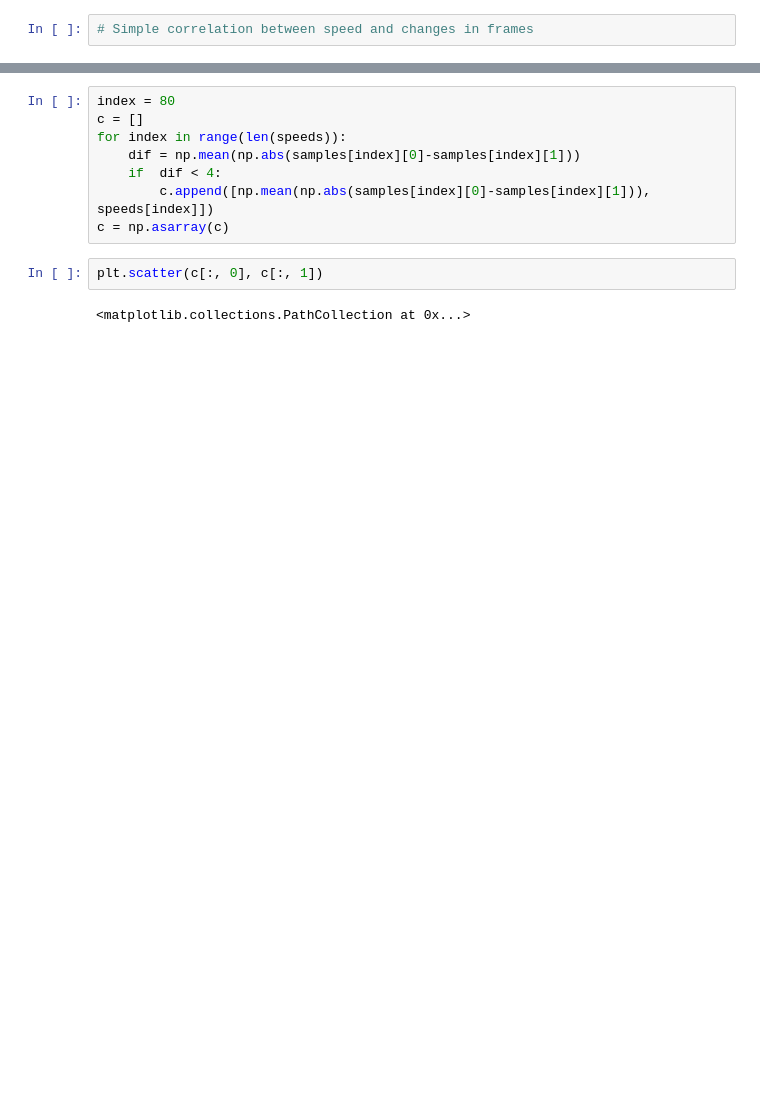
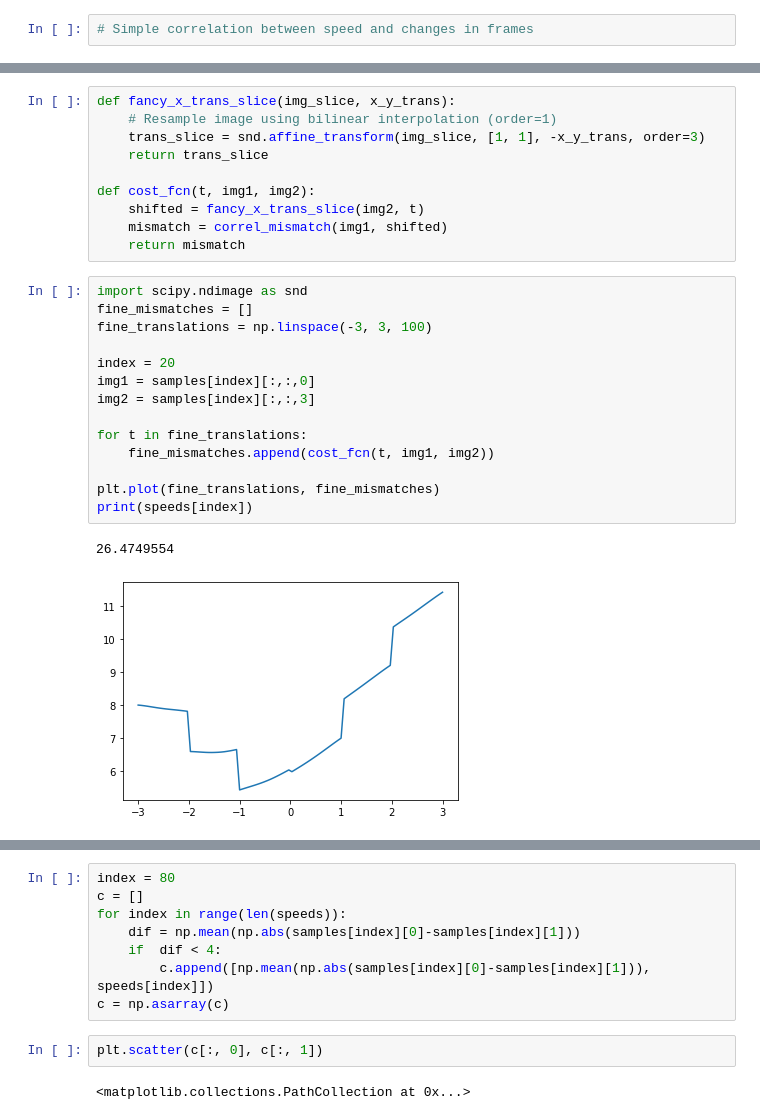
Before and after one commit to rezabonyadi/car_speed_estimation, a Jupyter notebook: Untitled2.ipynb, the cells around one changed output, grey strips where cells are left out. Cells and saved outputs as stored; diff of their text form; blank space fills up the shorter version.

```diff
--- a/Untitled2.ipynb
+++ b/Untitled2.ipynb
@@ -62,0 +81,27 @@ plt.show()
+# %%
+def fancy_x_trans_slice(img_slice, x_y_trans):
+    # Resample image using bilinear interpolation (order=1)
+    trans_slice = snd.affine_transform(img_slice, [1, 1], -x_y_trans, order=3)
+    return trans_slice
+
+def cost_fcn(t, img1, img2):
+    shifted = fancy_x_trans_slice(img2, t)
+    mismatch = correl_mismatch(img1, shifted)
+    return mismatch
+# %%
+import scipy.ndimage as snd
+fine_mismatches = []
+fine_translations = np.linspace(-3, 3, 100)
+
+index = 20
+img1 = samples[index][:,:,0]
+img2 = samples[index][:,:,3]
+
+for t in fine_translations:
+    fine_mismatches.append(cost_fcn(t, img1, img2))
+
+plt.plot(fine_translations, fine_mismatches)
+print(speeds[index])
+# %% [output]
+26.4749554
+[figure, added]
```
Also changed, not shown: parts of 18 cells of this notebook, 1 other file.
